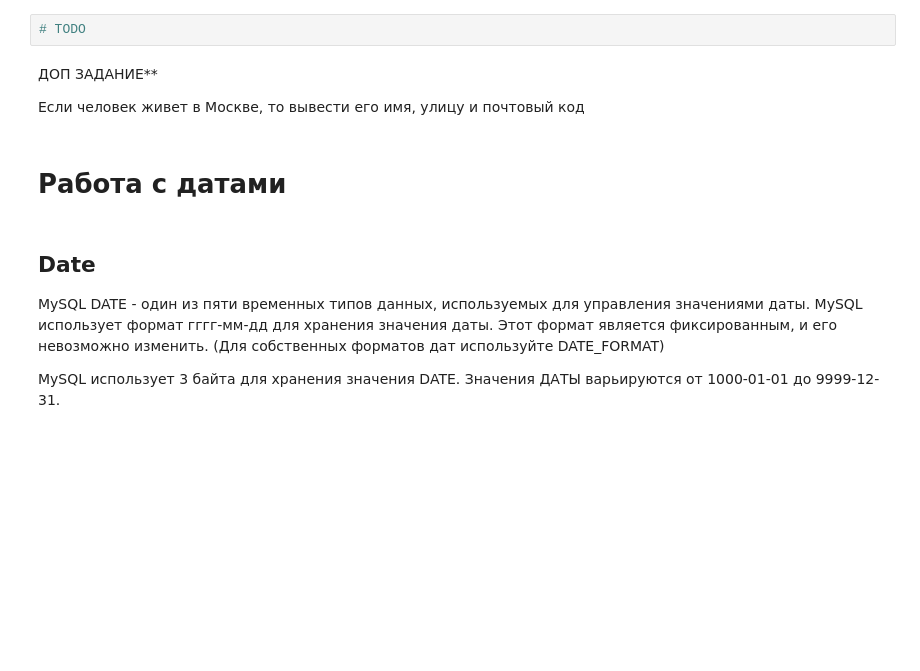
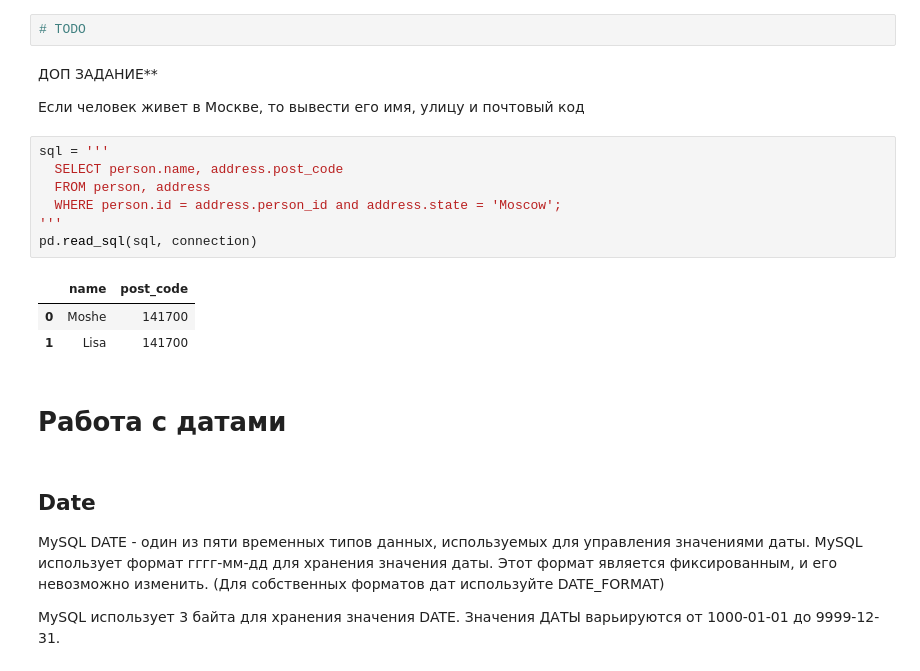
Before and after one commit to alexmal2804/hwds, a Jupyter notebook: HW_"More_about_SQL_raw_ipynb".ipynb, the cells around one changed output. Cells and saved outputs as stored; diff of their text form; blank space fills up the shorter version.

```diff
--- a/HW_"More_about_SQL_raw_ipynb".ipynb
+++ b/HW_"More_about_SQL_raw_ipynb".ipynb
@@ -421,6 +488,17 @@ NameError: ignored
 ДОП ЗАДАНИЕ**
 
 Если человек живет в Москве, то вывести его имя, улицу и почтовый код
+# %%
+sql = '''
+  SELECT person.name, address.post_code
+  FROM person, address
+  WHERE person.id = address.person_id and address.state = 'Moscow';
+'''
+pd.read_sql(sql, connection)
+# %% [output]
+|  | name | post_code |
+| 0 | Moshe | 141700 |
+| 1 | Lisa | 141700 |
 # %% [markdown]
 # Работа с датами
 # %% [markdown]
```
Also changed, not shown: parts of 51 cells of this notebook.
